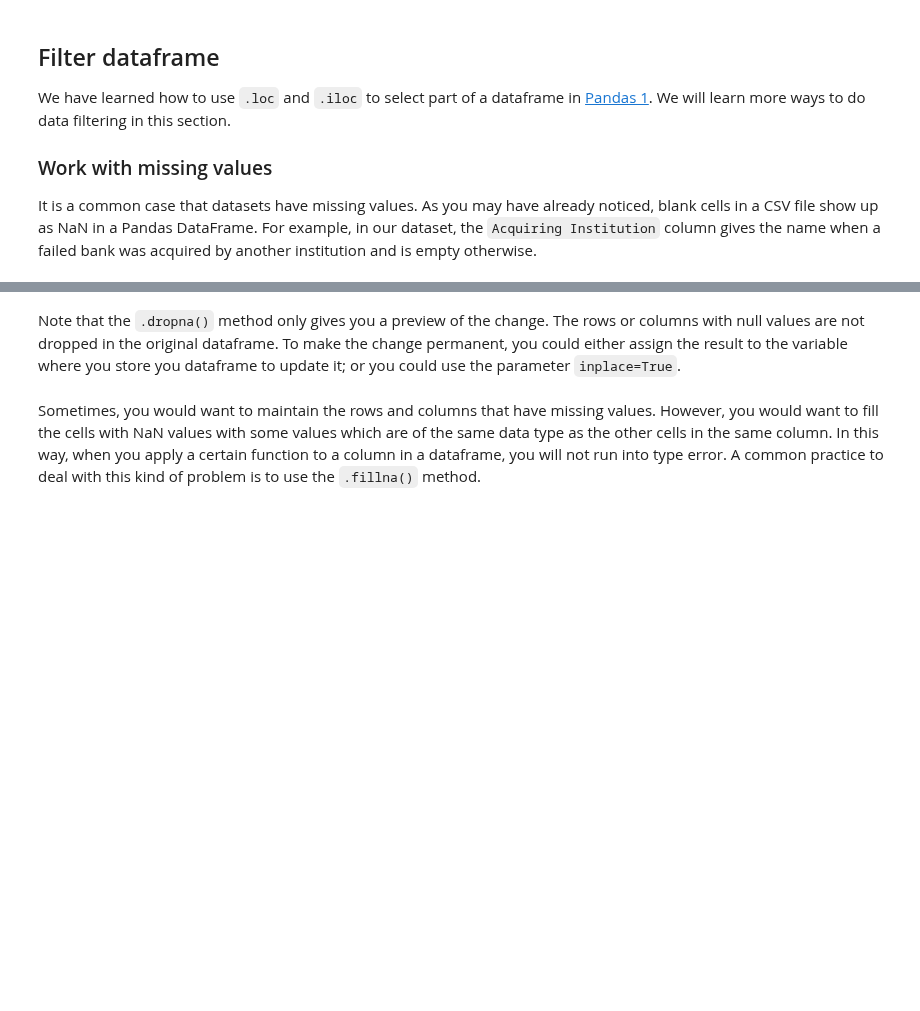
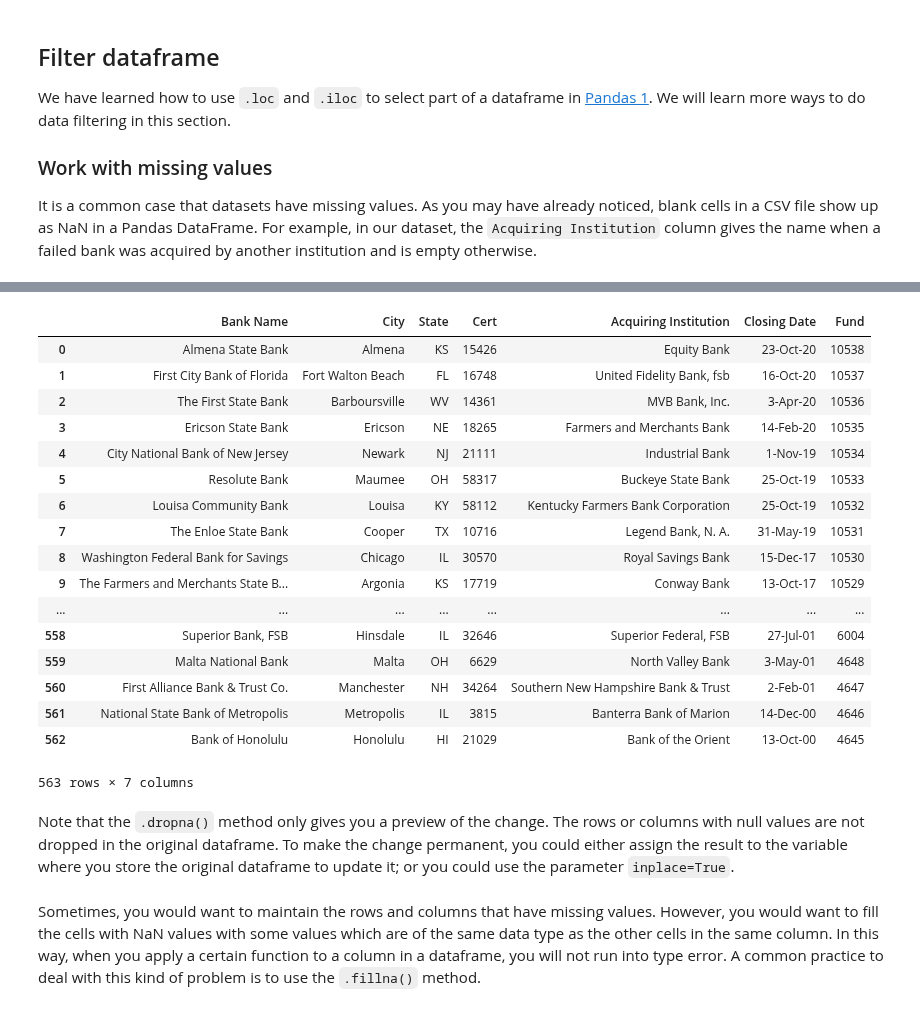
Before and after one commit to ithaka/constellate-notebooks, a Jupyter notebook: pandas-2.ipynb, the cells around one changed output, grey strips where cells are left out. Drawn from its saved outputs; the diff is of its cells as text; code cells hidden in the pictures; blank space fills up the shorter version.

```diff
--- a/pandas-2.ipynb
+++ b/pandas-2.ipynb
@@ -125,5 +334,33 @@ df.dropna(subset=['Acquiring Institution'])
+# %%
+# Put the names of the columns to ignore in a list
+col_to_ignore = ['Acquiring Institution']
+# %%
+# Get the names of the columns to consider and put them in a list
+col_to_consider = [col for col in df.columns if col not in col_to_ignore]
+# %%
+# Exclude the column(s) to ignore from consideration when dropping rows that have missing values
+df.dropna(subset=col_to_consider)
+# %% [output]
+|  | Bank Name | City | State | Cert | Acquiring Institution | Closing Date | Fund |
+| 0 | Almena State Bank | Almena | KS | 15426 | Equity Bank | 23-Oct-20 | 10538 |
+| 1 | First City Bank of Florida | Fort Walton Beach | FL | 16748 | United Fidelity Bank, fsb | 16-Oct-20 | 10537 |
+| 2 | The First State Bank | Barboursville | WV | 14361 | MVB Bank, Inc. | 3-Apr-20 | 10536 |
+| 3 | Ericson State Bank | Ericson | NE | 18265 | Farmers and Merchants Bank | 14-Feb-20 | 10535 |
+| 4 | City National Bank of New Jersey | Newark | NJ | 21111 | Industrial Bank | 1-Nov-19 | 10534 |
+| 5 | Resolute Bank | Maumee | OH | 58317 | Buckeye State Bank | 25-Oct-19 | 10533 |
+| 6 | Louisa Community Bank | Louisa | KY | 58112 | Kentucky Farmers Bank Corporation | 25-Oct-19 | 10532 |
+| 7 | The Enloe State Bank | Cooper | TX | 10716 | Legend Bank, N. A. | 31-May-19 | 10531 |
+| 8 | Washington Federal Bank for Savings | Chicago | IL | 30570 | Royal Savings Bank | 15-Dec-17 | 10530 |
+| 9 | The Farmers and Merchants State B... | Argonia | KS | 17719 | Conway Bank | 13-Oct-17 | 10529 |
+| ... | ... | ... | ... | ... | ... | ... | ... |
+| 558 | Superior Bank, FSB | Hinsdale | IL | 32646 | Superior Federal, FSB | 27-Jul-01 | 6004 |
+| 559 | Malta National Bank | Malta | OH | 6629 | North Valley Bank | 3-May-01 | 4648 |
+| 560 | First Alliance Bank & Trust Co. | Manchester | NH | 34264 | Southern New Hampshire Bank & Trust | 2-Feb-01 | 4647 |
+| 561 | National State Bank of Metropolis | Metropolis | IL | 3815 | Banterra Bank of Marion | 14-Dec-00 | 4646 |
+| 562 | Bank of Honolulu | Honolulu | HI | 21029 | Bank of the Orient | 13-Oct-00 | 4645 |
+563 rows × 7 columns
 # %% [markdown]
-Note that the `.dropna()` method only gives you a preview of the change. The rows or columns with null values are not dropped in the original dataframe. To make the change permanent, you could either assign the result to the variable where you store you dataframe to update it; or you could use the parameter `inplace=True`.
+Note that the `.dropna()` method only gives you a preview of the change. The rows or columns with null values are not dropped in the original dataframe. To make the change permanent, you could either assign the result to the variable where you store the original dataframe to update it; or you could use the parameter `inplace=True`.
 # %% [markdown]
 Sometimes, you would want to maintain the rows and columns that have missing values. However, you would want to fill the cells with NaN values with some values which are of the same data type as the other cells in the same column. In this way, when you apply a certain function to a column in a dataframe, you will not run into type error. A common practice to deal with this kind of problem is to use the `.fillna()` method.
 # %%
```
Also changed, not shown: parts of 48 cells of this notebook.
